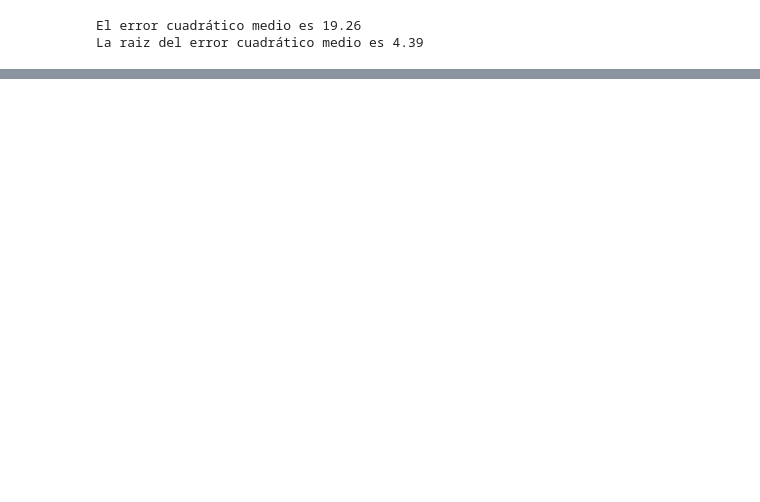
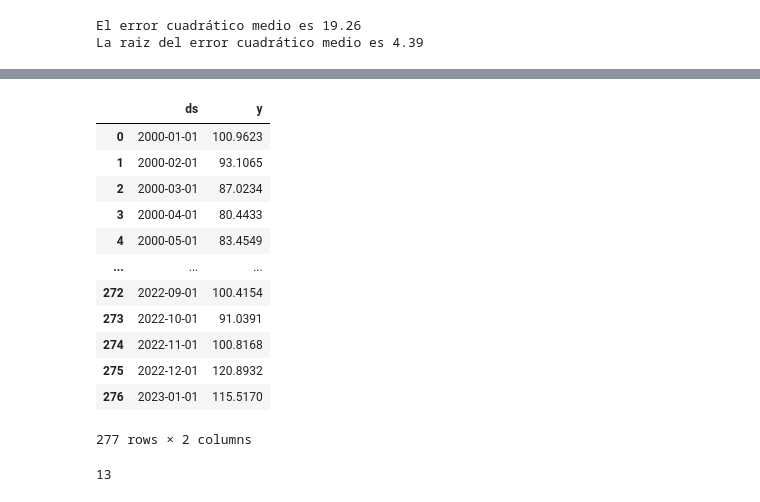
Before and after one commit to AnIsAsPe/Prediccion-produccion-electricidad, a Jupyter notebook: notebooks/Predicción_producción_electricidad.ipynb, the cells around one changed output, grey strips where cells are left out. Cells and saved outputs as stored; diff of their text form; code cells hidden in the pictures; blank space fills up the shorter version.

```diff
--- a/notebooks/Predicción_producción_electricidad.ipynb
+++ b/notebooks/Predicción_producción_electricidad.ipynb
@@ -441,0 +456,18 @@ La raiz del error cuadrático medio es 4.39
+# %%
+df_Prophet = datos.drop('1a diff', axis=1).reset_index()
+df_Prophet.columns = ['ds', 'y']
+df_Prophet
+# %% [output]
+|  | ds | y |
+| 0 | 2000-01-01 | 100.9623 |
+| 1 | 2000-02-01 | 93.1065 |
+| 2 | 2000-03-01 | 87.0234 |
+| 3 | 2000-04-01 | 80.4433 |
+| 4 | 2000-05-01 | 83.4549 |
+| ... | ... | ... |
+| 272 | 2022-09-01 | 100.4154 |
+| 273 | 2022-10-01 | 91.0391 |
+| 274 | 2022-11-01 | 100.8168 |
+| 275 | 2022-12-01 | 120.8932 |
+| 276 | 2023-01-01 | 115.5170 |
+277 rows × 2 columns
@@ -441,0 +477,4 @@ La raiz del error cuadrático medio es 4.39
+# %%
+test_Prophet.shape[0]
+# %% [output]
+13
```
Also changed, not shown: parts of 16 cells of this notebook.
